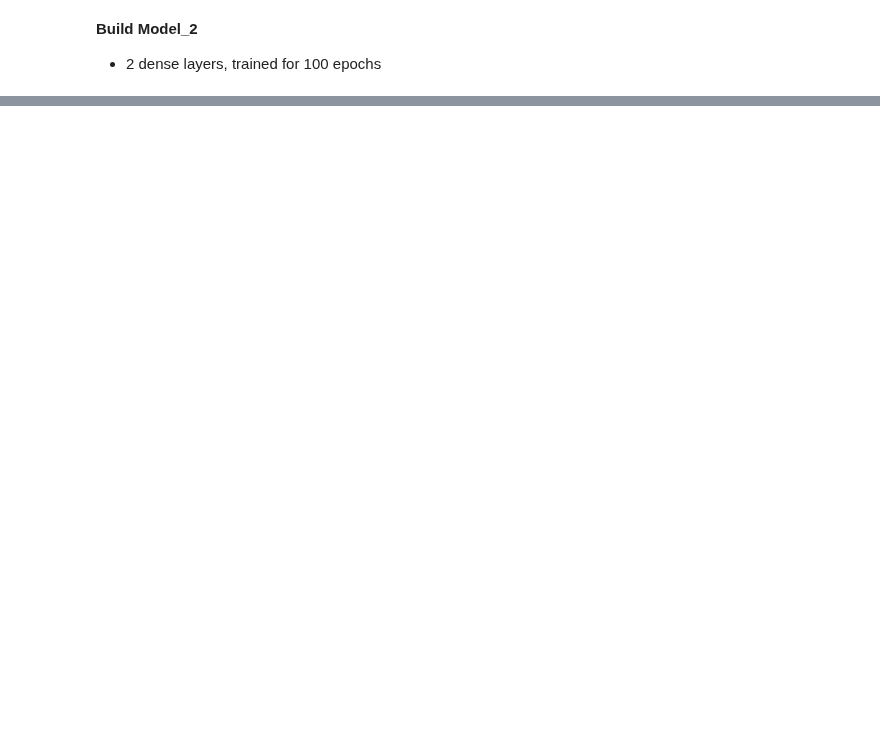
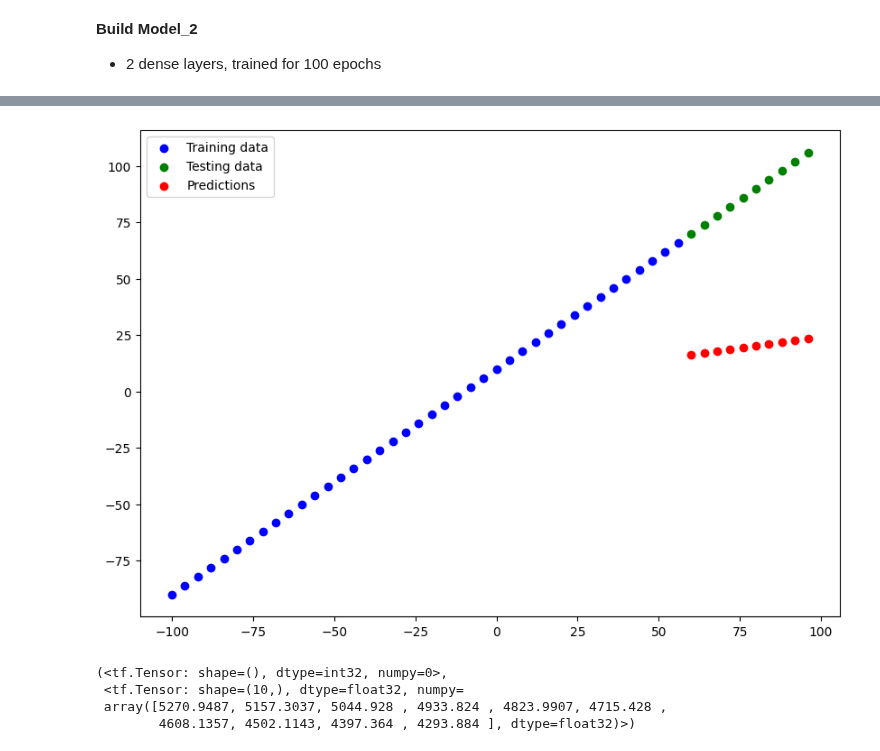
Before and after one commit to iamchenchu/Deep-Learnig-with-TensorFlow, a Jupyter notebook: 01_Neural_Network_Regression_in_TensorFlow.ipynb, the cells around one changed output, grey strips where cells are left out. Saved outputs shown, nothing was run; the diff lists cells and outputs as text; code cells hidden in the pictures; blank space fills up the shorter version.

```diff
--- a/01_Neural_Network_Regression_in_TensorFlow.ipynb
+++ b/01_Neural_Network_Regression_in_TensorFlow.ipynb
@@ -764,0 +816,18 @@ model_2 = tf.keras.Sequential([
+# %%
+# Build Model 3
+
+#Set the seeds to 42
+tf.random.set_seed(42)
+
+#1. Create the model3
+model_3 = tf.keras.Sequential([
+    tf.keras.layers.Dense(10, input_shape =[1]),
+    tf.keras.layers.Dense(1)])
+
+#2. Compile the model
+model_3.compile(loss = tf.keras.losses.mae,
+    optimizer = tf.keras.optimizers.SGD(),
+    metrics = ["mae"])
+
+#3. Fit the model
+model_3.fit(X_train, y_train, epochs = 500)
@@ -764,0 +853,5 @@ model_2 = tf.keras.Sequential([
+# %%
+# Make and plot predictions of model_3
+y_preds_3 = model_3.predict(X_test)
+plot_predictions(predictions=y_preds_3)
+# %% [output]
@@ -764,0 +859,11 @@ model_2 = tf.keras.Sequential([
+[figure, added]
+# %%
+# Evaluation of model3
+mae_3 =mae(y_test, y_preds_3)
+mse_3 =mse( y_test, y_preds_3)
+mae_3, mse_3
+# %% [output]
+(<tf.Tensor: shape=(), dtype=int32, numpy=0>,
+ <tf.Tensor: shape=(10,), dtype=float32, numpy=
+ array([5270.9487, 5157.3037, 5044.928 , 4933.824 , 4823.9907, 4715.428 ,
+        4608.1357, 4502.1143, 4397.364 , 4293.884 ], dtype=float32)>)
```
Also changed, not shown: parts of 30 cells of this notebook.
